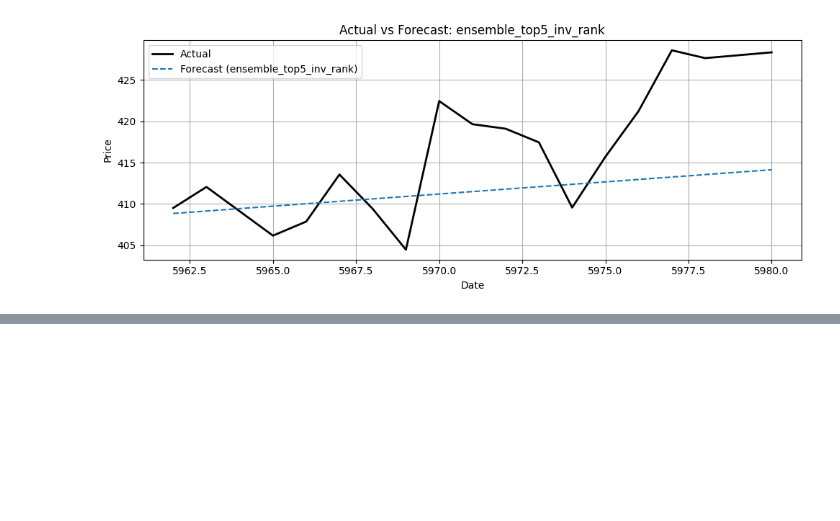
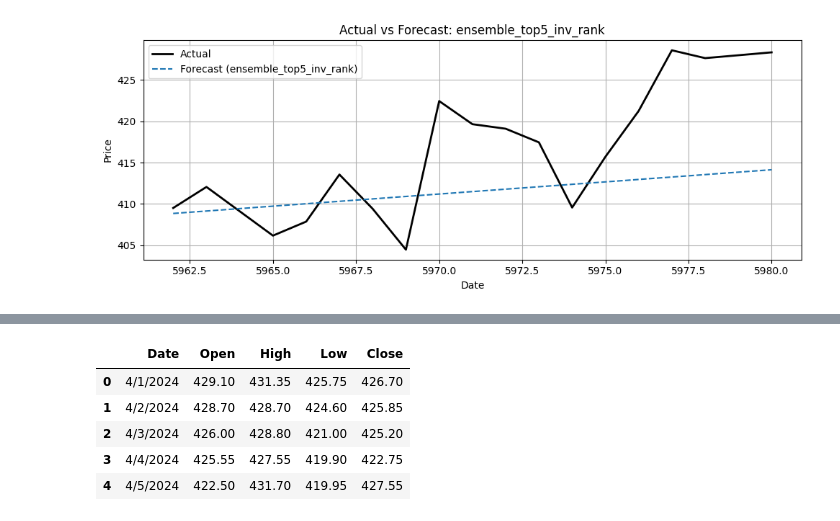
Before and after one commit to Vrunda-Kulkarni/Stock_Price_Prediction, a Jupyter notebook: 02_statsforecast.ipynb, the cells around one changed output, grey strips where cells are left out. Saved outputs shown, nothing was run; the diff lists cells and outputs as text; code cells hidden in the pictures; blank space fills up the shorter version.

```diff
--- a/02_statsforecast.ipynb
+++ b/02_statsforecast.ipynb
@@ -548,0 +609,9 @@ for model_name, forecast in ensemble_forecasts.items():
+# %%
+itc_test
+# %% [output]
+|  | Date | Open | High | Low | Close |
+| 0 | 4/1/2024 | 429.10 | 431.35 | 425.75 | 426.70 |
+| 1 | 4/2/2024 | 428.70 | 428.70 | 424.60 | 425.85 |
+| 2 | 4/3/2024 | 426.00 | 428.80 | 421.00 | 425.20 |
+| 3 | 4/4/2024 | 425.55 | 427.55 | 419.90 | 422.75 |
+| 4 | 4/5/2024 | 422.50 | 431.70 | 419.95 | 427.55 |
```
Also changed, not shown: parts of 3 cells of this notebook.
